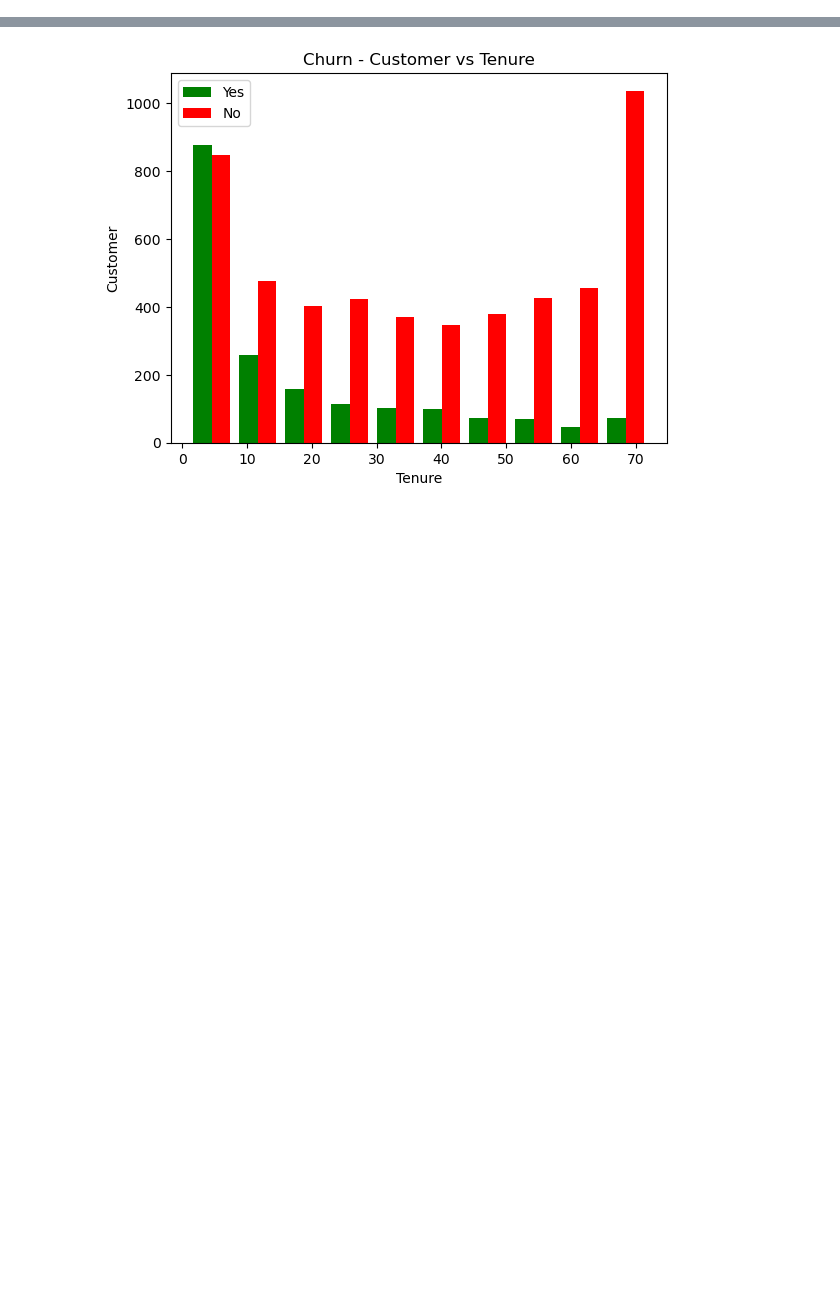
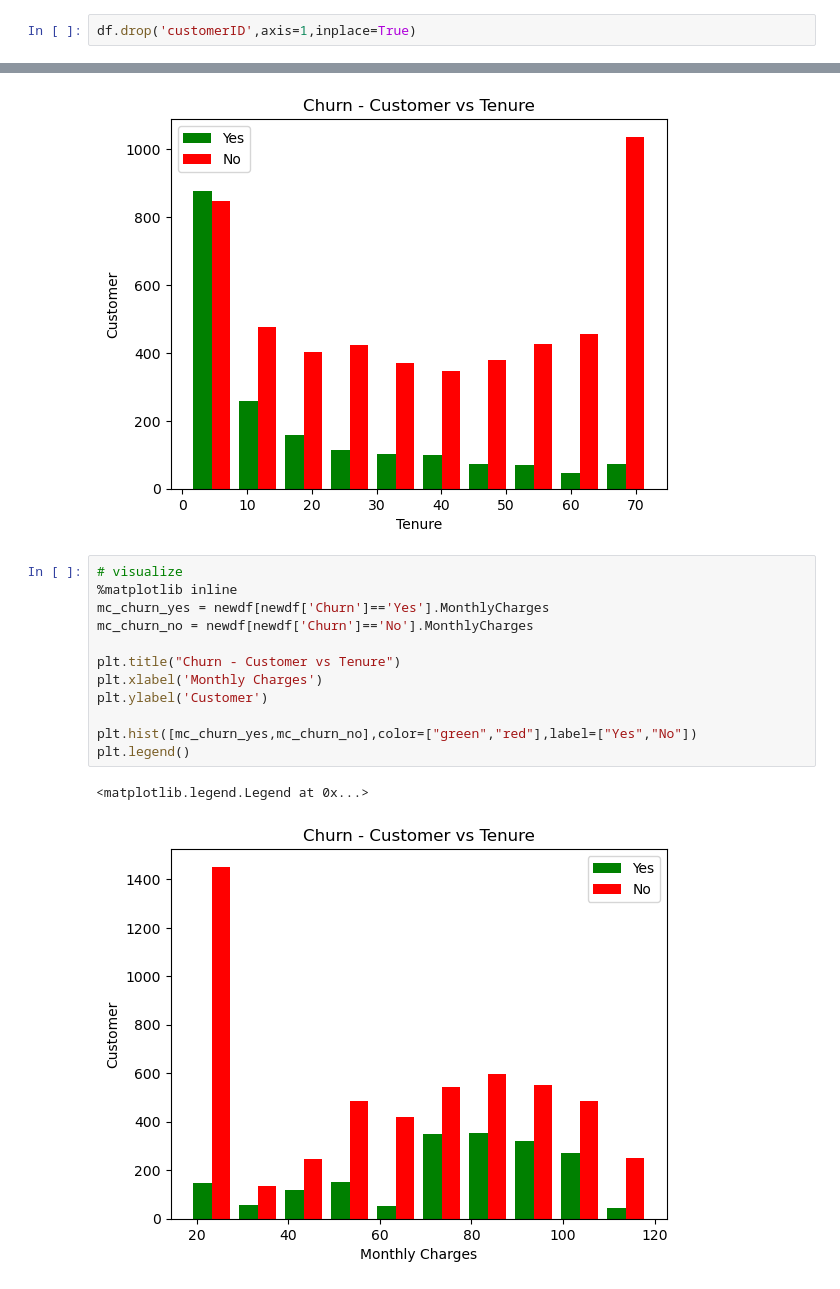
Before and after one commit to rajyavardhanbithale/ml, a Jupyter notebook: deep_learning/ann/ann.ipynb, the cells around one changed output, grey strips where cells are left out. Cells and saved outputs as stored; diff of their text form; blank space fills up the shorter version.

```diff
--- a/deep_learning/ann/ann.ipynb
+++ b/deep_learning/ann/ann.ipynb
@@ -38,6 +38,8 @@ MonthlyCharges      float64
 TotalCharges         object
 Churn                object
 dtype: object
+# %%
+df.drop('customerID',axis=1,inplace=True)
 # %%
 df.TotalCharges.values
 # %% [output]
@@ -95,3 +97,18 @@ plt.legend()
 # %% [output]
 <matplotlib.legend.Legend at 0x...>
 [figure]
+# %%
+# visualize
+%matplotlib inline
+mc_churn_yes = newdf[newdf['Churn']=='Yes'].MonthlyCharges
+mc_churn_no = newdf[newdf['Churn']=='No'].MonthlyCharges
+
+plt.title("Churn - Customer vs Tenure")
+plt.xlabel('Monthly Charges')
+plt.ylabel('Customer')
+
+plt.hist([mc_churn_yes,mc_churn_no],color=["green","red"],label=["Yes","No"])
+plt.legend()
+# %% [output]
+<matplotlib.legend.Legend at 0x...>
+[figure, added]
```
Also changed, not shown: parts of 5 cells of this notebook.
